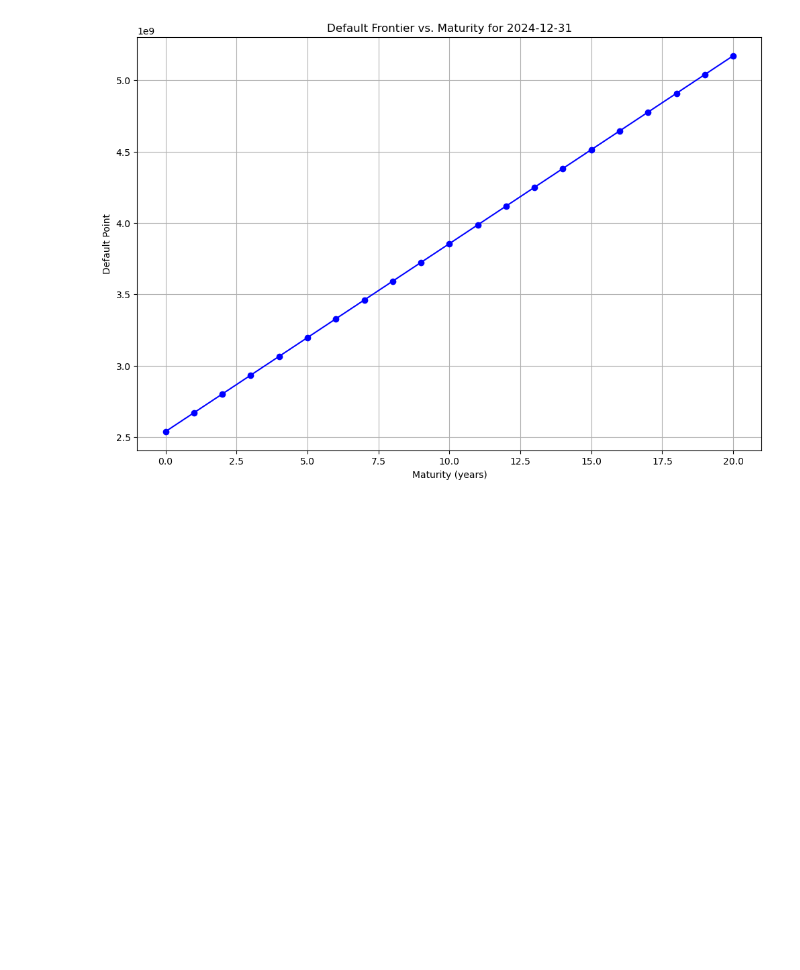
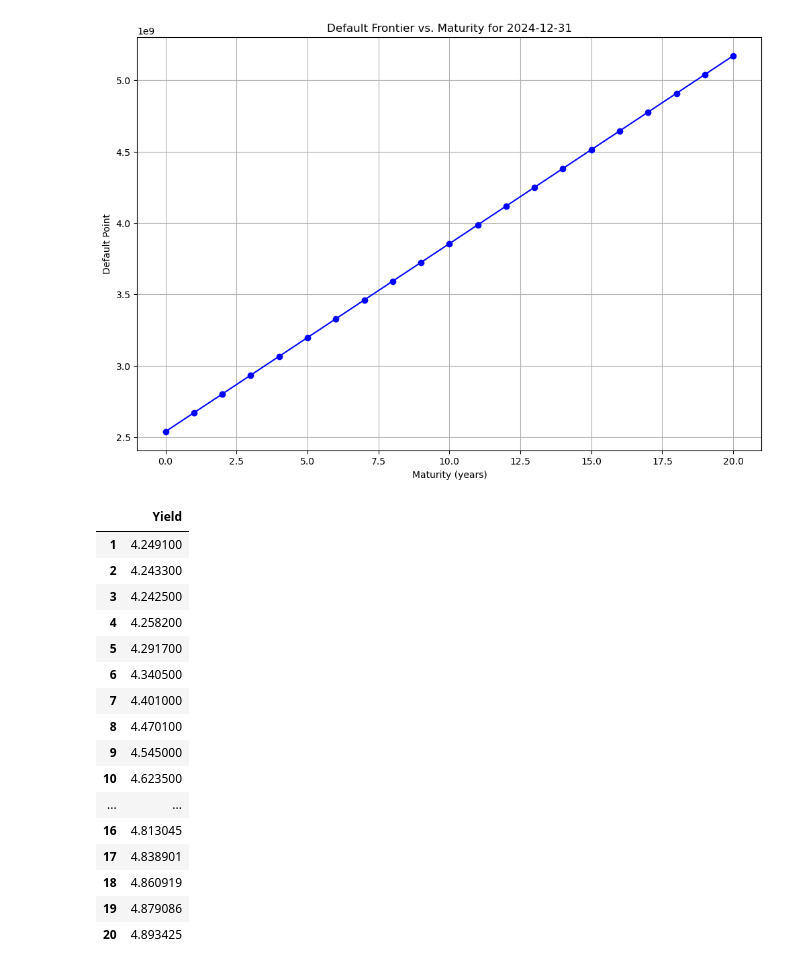
Before and after one commit to fangsitang/TP2_fixed_income, a Jupyter notebook: Part_One.ipynb, the cells around one changed output. Cells and saved outputs as stored; diff of their text form; code cells hidden in the pictures; blank space fills up the shorter version.

```diff
--- a/Part_One.ipynb
+++ b/Part_One.ipynb
@@ -433,0 +501,20 @@ volatility = final_sigma * np.sqrt(252)
+# %%
+rf_data_df
+# %% [output]
+|  | Yield |
+| 1 | 4.249100 |
+| 2 | 4.243300 |
+| 3 | 4.242500 |
+| 4 | 4.258200 |
+| 5 | 4.291700 |
+| 6 | 4.340500 |
+| 7 | 4.401000 |
+| 8 | 4.470100 |
+| 9 | 4.545000 |
+| 10 | 4.623500 |
+| ... | ... |
+| 16 | 4.813045 |
+| 17 | 4.838901 |
+| 18 | 4.860919 |
+| 19 | 4.879086 |
+| 20 | 4.893425 |
```
Also changed, not shown: parts of 13 cells of this notebook.
